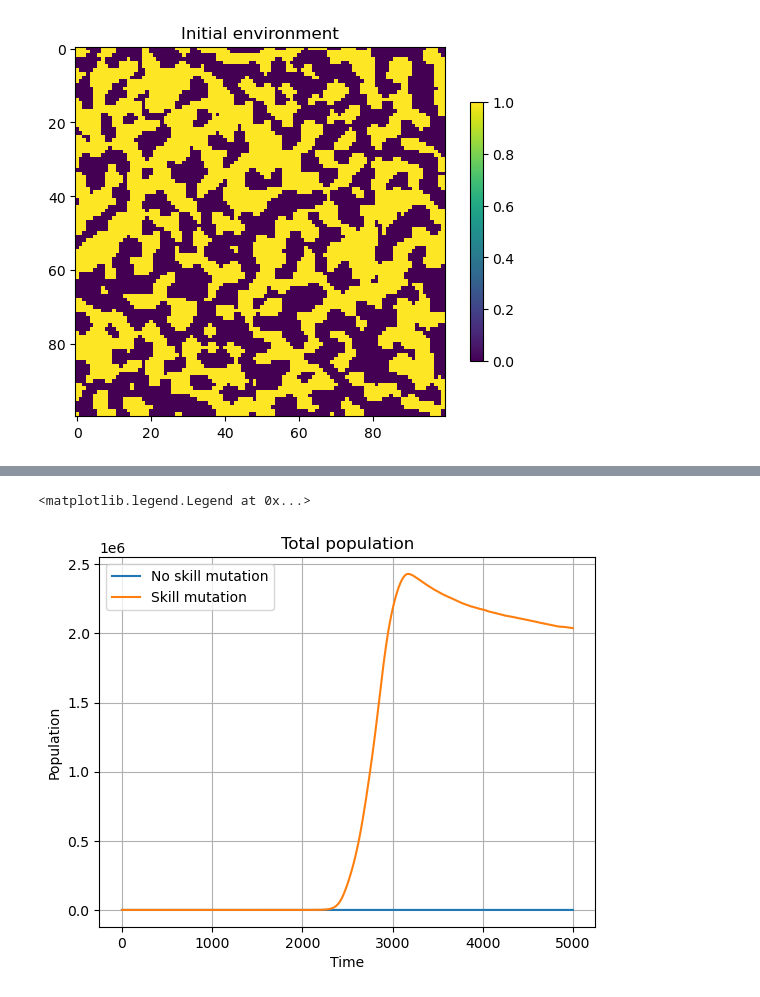
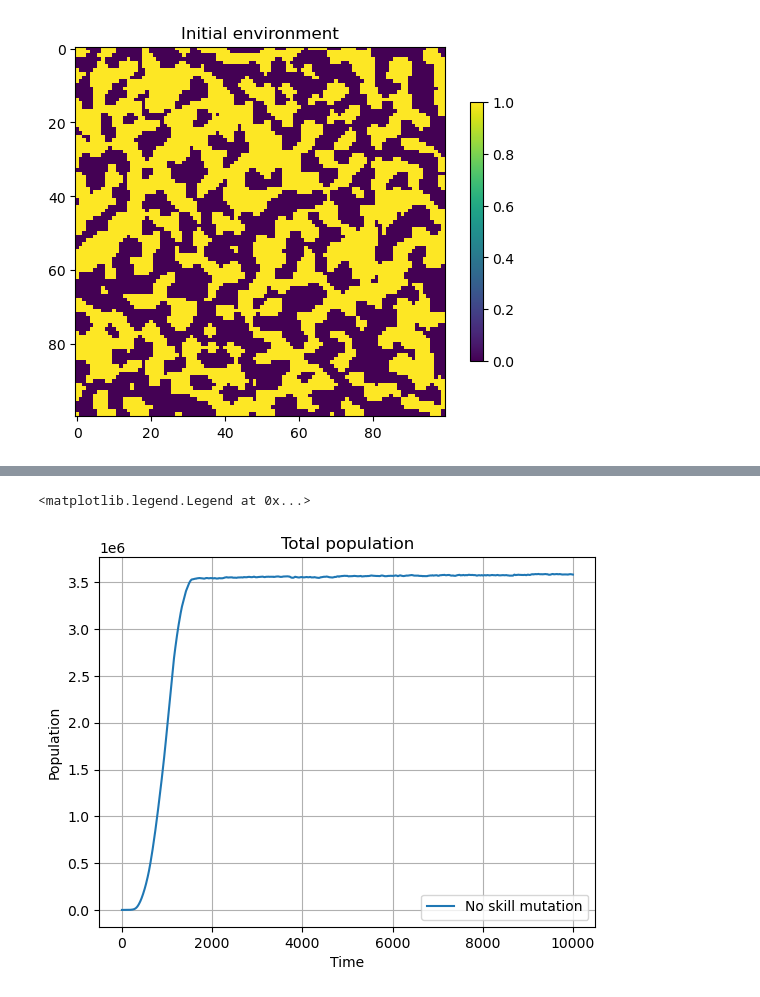
Before and after one commit to LeoKonzett/csh-vienna-abm, a Jupyter notebook: Agent_Dynamics_Playground.ipynb, the cells around one changed output, grey strips where cells are left out. Saved outputs shown, nothing was run; the diff lists cells and outputs as text; code cells hidden in the pictures.

```diff
--- a/Agent_Dynamics_Playground.ipynb
+++ b/Agent_Dynamics_Playground.ipynb
@@ -89,6 +123,9 @@ def calculate_productivity(skill_arr, env_arr, prod_scaling=1, clip_min=None):
     if clip_min is not None:
         arr = np.clip(arr, clip_min, None) # clip to minimal value
 
+    assert not np.any(np.isnan(arr)), "Productivity array contains NaNs"
+    assert not np.any(np.isinf(arr)), "Productivity array contains +/- infinity"
+
     return arr
 
 def set_neighborhood(distance=1, neigh_type="moore"):
@@ -422,24 +495,22 @@ class Lattice:
 # %%
 # Parameters
 M = 100 # size of lattice (1D)
-num_vars = 20 # length of envs vector)
-p_0 = 800 # Basic productivity - sets the population limit for a cell where environment and skill perfectly match
+num_vars = 10 # length of envs vector)
+p_0 = 800 # Basic productivity - sets the population limit for a cell where environment and skill perfectly match - prev. 800
 pop_min, pop_max = 100, 200 # Min and max population for a village to split
 
 # Updating the population dynamics
-sim_steps = 5_000
+sim_steps = 10_000
 rate = 1 / 30 # Growth coefficient in equation (1) - denotes time
 
 # If too small, population will overshoot and array will get clipped.
 # For an env. vector of length N, the worst prod. is zero, and the next-worst prod. is 1 / N
 # So a reasonable setting is 1 / (4 * N) * p_0 imo
 p_min = 1 / (8 * num_vars) * p_0
-# p_min = None
-
-print("Minimum productivity is ", p_min, "\n Population does not get clipped.")
+# p_min = None # If None, population gets clipped to zero in each update of the logistic ODE
 
 # Single lattice with seed 50
-lattice = Lattice(size=M, steps_sim=sim_steps, seed=32, idx_start=(0, 0), num_env_vars=num_vars,
+lattice = Lattice(size=M, steps_sim=sim_steps, seed=50, idx_start=(0, 0), num_env_vars=num_vars,
                   pop_min=pop_min, pop_max=pop_max, rate_growth=rate, prod_min=p_min, rate_prod=p_0)
 
 # Lattices with different seeds
@@ -457,13 +525,10 @@ fig.colorbar(plot, shrink=0.7)
 # %% [output]
 <matplotlib.colorbar.Colorbar at 0x...>
 [figure]
-# %%
-# Set skill vector to all zeros
-lattice.skills[0, 0] = [0] * 20
-lattice_diff_seeds[7].skills[0, 0] = [0] * 20
 # %%
 # Run simulation
-lattice.set_search_params(prod_threshold=5, neigh_type="von_neumann", distance=10, select_random_cell=False)
-lattice.set_evolution_params(env_mutation_rate=None, skill_mutation_rate=None, skill_mutates_randomly=True)
+# A negative productivity threshold indicates that all cells are settled
+lattice.set_search_params(prod_threshold=-1, neigh_type="von_neumann", distance=5, select_random_cell=False)
+lattice.set_evolution_params(env_mutation_rate=0.001, skill_mutation_rate=0.5, skill_mutates_randomly=False)
 
-lattice.run(disable_progress_bar=False, track_prod=True)
+lattice.run(disable_progress_bar=False, track_prod=True, track_skill=True)
@@ -493,19 +544,24 @@ Text(0.5, 1.0, 'Population dynamics for a selected cell')
 # %%
 # Get entire population
 
 fig = plt.figure()
 
+pop_t = lattice.population
+
+pop_t[np.isnan(pop_t)] = 0 # to clean for NaN values
 pop_total = np.sum(pop_t, axis=(1, 2))
-pop_total_comparison = np.sum(pop_t_compare, axis=(1, 2))
+
+# pop_t_compare[np.isnan(pop_t_compare)] = 0
+# pop_total_comparison = np.sum(pop_t_compare, axis=(1, 2))
 
 plt.plot(pop_total[:-1], label="No skill mutation")
-plt.plot(pop_total_comparison[:-1], label="Skill mutation")
+# plt.plot(pop_total_comparison[:-1], label="Skill mutation")
 plt.grid()
 plt.xlabel("Time")
 plt.ylabel("Population")
 plt.title("Total population")
 plt.legend()
 # plt.ylim(3*1e6, 3.5*1e6)
 # %% [output]
 <matplotlib.legend.Legend at 0x...>
-[figure, old version]
+[figure, new version]
```
Also changed, not shown: parts of 14 cells of this notebook.
